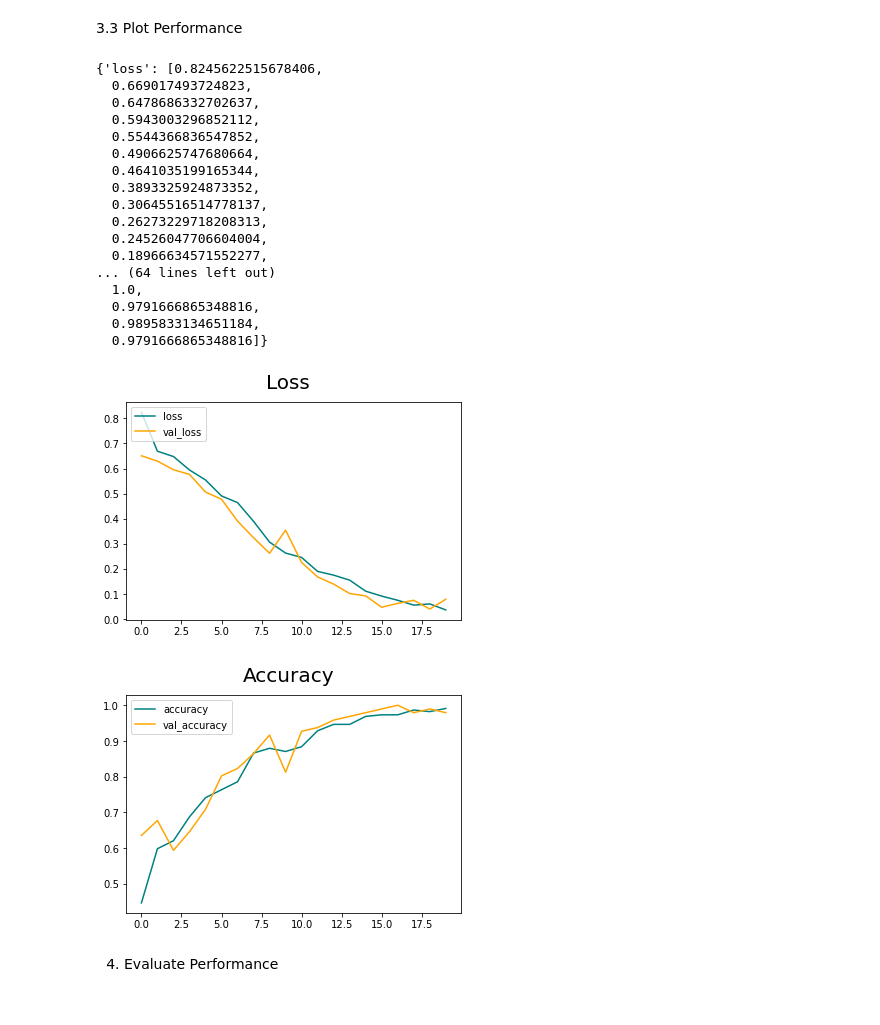
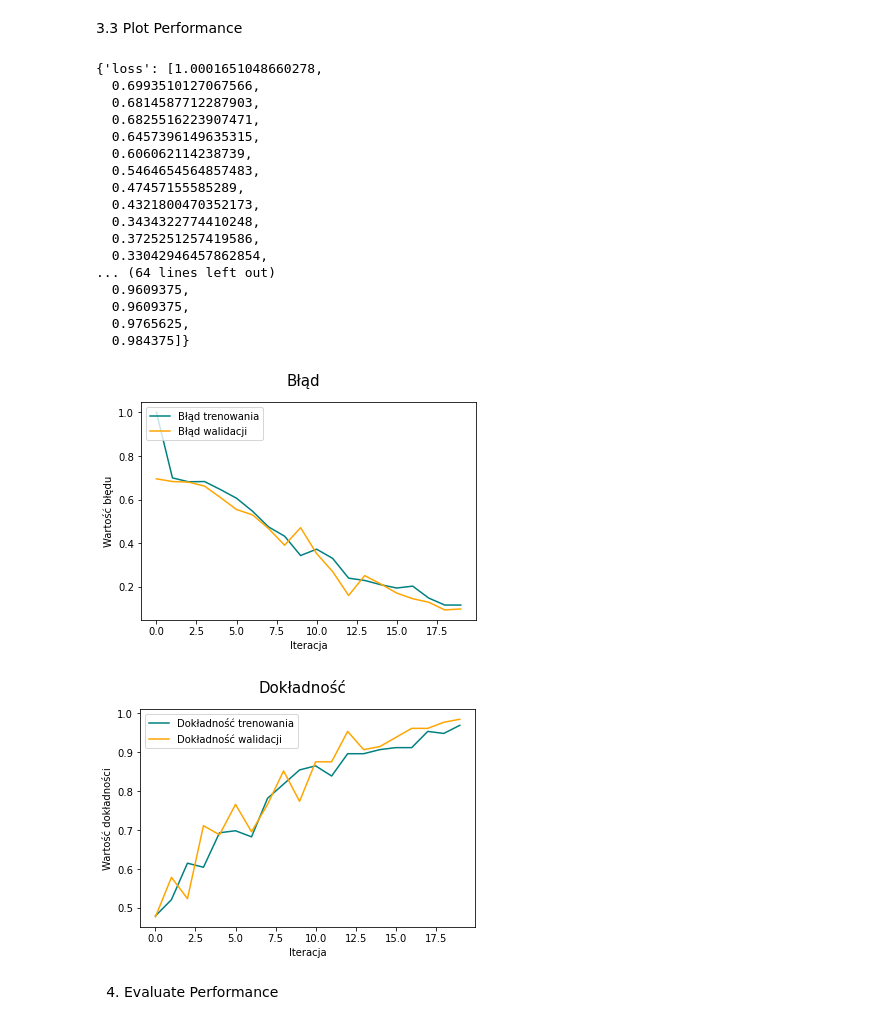
Before and after one commit to Asld97/Pain_Classification, a Jupyter notebook: Data_Preprocessing_CNN.ipynb, the cells around one changed output. Drawn from its saved outputs; the diff is of its cells as text; code cells hidden in the pictures.

```diff
--- a/Data_Preprocessing_CNN.ipynb
+++ b/Data_Preprocessing_CNN.ipynb
@@ -48,7 +48,7 @@ import numpy as np
 from matplotlib import pyplot as plt
 # %%
 # Loading Data - Create datasets with labels (subdirectory names). Split for n-counts of batches with size of 32 (default)
-data = tf.keras.utils.image_dataset_from_directory('data_v2')
+data = tf.keras.utils.image_dataset_from_directory('data_v2', image_size=(224,224))
 
 # It is working as Generator - do not loading files into memory
 # Automaticly resize images - unified size of image 256x256 and create batches of images to maintain better prformance.
@@ -111,8 +113,8 @@ len(data) # How many batches have we got. This example: 7 batches with 32 images
 # Split batches between training, validation and testing
 # The sum of each has to equal the number of batches.
 # In this case we got 7 batches: 4 for training, 2 for validation and 1 for testing.
-train_size = int(len(data)*.7)-1
-val_size = int(len(data)*.2)+1
+train_size = int(len(data)*.7)-2
+val_size = int(len(data)*.2)+2
 test_size = int(len(data)*.1)+1
 
 # train and val data is used in trianing process. Training data allow us to trian deep learning network, validation is for model checking
@@ -169,7 +172,7 @@ model = Sequential()
 # Non-linear deep learning models are overall better, because deep learning is not linear method
 # input_shape - size of images go into model. The sizes has been changed earlier in the program
 
-model.add(Conv2D(16, (3,3), 1, activation="relu", input_shape=(256,256,3)))
+model.add(Conv2D(16, (3,3), 1, activation="relu", input_shape=(224,224,3)))
 model.add(MaxPooling2D())
 # MaxPoooling2D returns max value, found after activation function. It will condense and scale down the input image. It takes the vlaues from
 # region. In default (2,2) -> reduce size by half
@@ -251,42 +255,46 @@ Epoch 20/20
 # %%
 hist.history
 # %% [output]
-{'loss': [0.8245622515678406,
-  0.669017493724823,
-  0.6478686332702637,
-  0.5943003296852112,
-  0.5544366836547852,
-  0.4906625747680664,
-  0.4641035199165344,
-  0.3893325924873352,
-  0.30645516514778137,
-  0.26273229718208313,
-  0.24526047706604004,
-  0.18966634571552277,
+{'loss': [1.0001651048660278,
+  0.6993510127067566,
+  0.6814587712287903,
+  0.6825516223907471,
+  0.6457396149635315,
+  0.606062114238739,
+  0.5464654564857483,
+  0.47457155585289,
+  0.4321800470352173,
+  0.3434322774410248,
+  0.3725251257419586,
+  0.33042946457862854,
 ... (64 lines left out)
-  1.0,
-  0.9791666865348816,
-  0.9895833134651184,
-  0.9791666865348816]}
+  0.9609375,
+  0.9609375,
+  0.9765625,
+  0.984375]}
 # %%
 # Cause we saved information in hist variable, we cna now plot some interesting plots
 fig = plt.figure()
-plt.plot(hist.history['loss'], color='teal', label='loss')
-plt.plot(hist.history['val_loss'], color='orange', label='val_loss')
-fig.suptitle('Loss', fontsize=20)
+plt.plot(hist.history['loss'], color='teal', label='Błąd trenowania')
+plt.plot(hist.history['val_loss'], color='orange', label='Błąd walidacji')
+fig.suptitle('Błąd', fontsize=15)
+plt.xlabel('Iteracja', fontsize=10)
+plt.ylabel('Wartość błędu', fontsize=10)
 plt.legend(loc='upper left')
 plt.show()
 # %% [output]
-[figure, old version]
+[figure, new version]
 # %%
 fig = plt.figure()
-plt.plot(hist.history['accuracy'], color='teal', label='accuracy')
-plt.plot(hist.history['val_accuracy'], color='orange', label='val_accuracy')
-fig.suptitle('Accuracy', fontsize=20)
+plt.plot(hist.history['accuracy'], color='teal', label='Dokładność trenowania')
+plt.plot(hist.history['val_accuracy'], color='orange', label='Dokładność walidacji')
+fig.suptitle('Dokładność', fontsize=15)
+plt.xlabel('Iteracja', fontsize=10)
+plt.ylabel('Wartość dokładności', fontsize=10)
 plt.legend(loc='upper left')
 plt.show()
 # %% [output]
-[figure, old version]
+[figure, new version]
 # %% [markdown]
 4. Evaluate Performance
 # %% [markdown]
```
Also changed, not shown: parts of 27 cells of this notebook, 4 other files.
